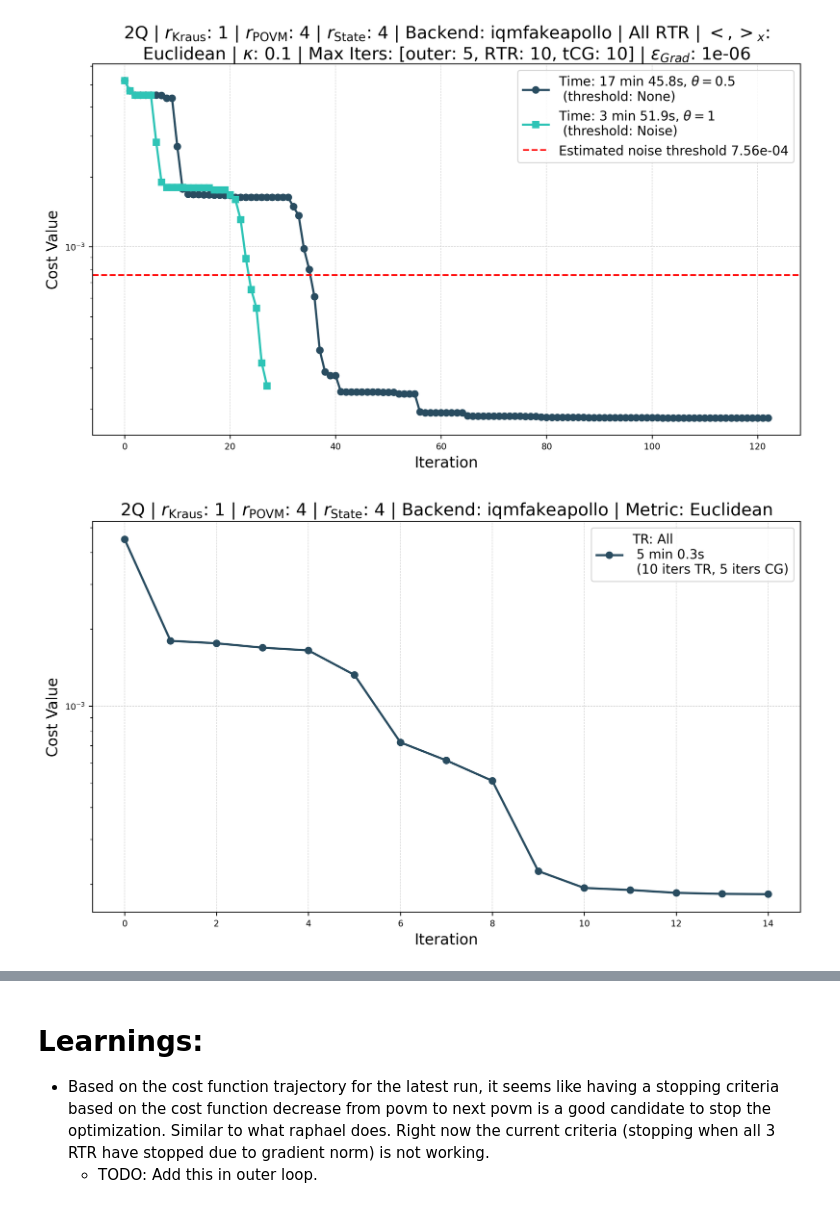
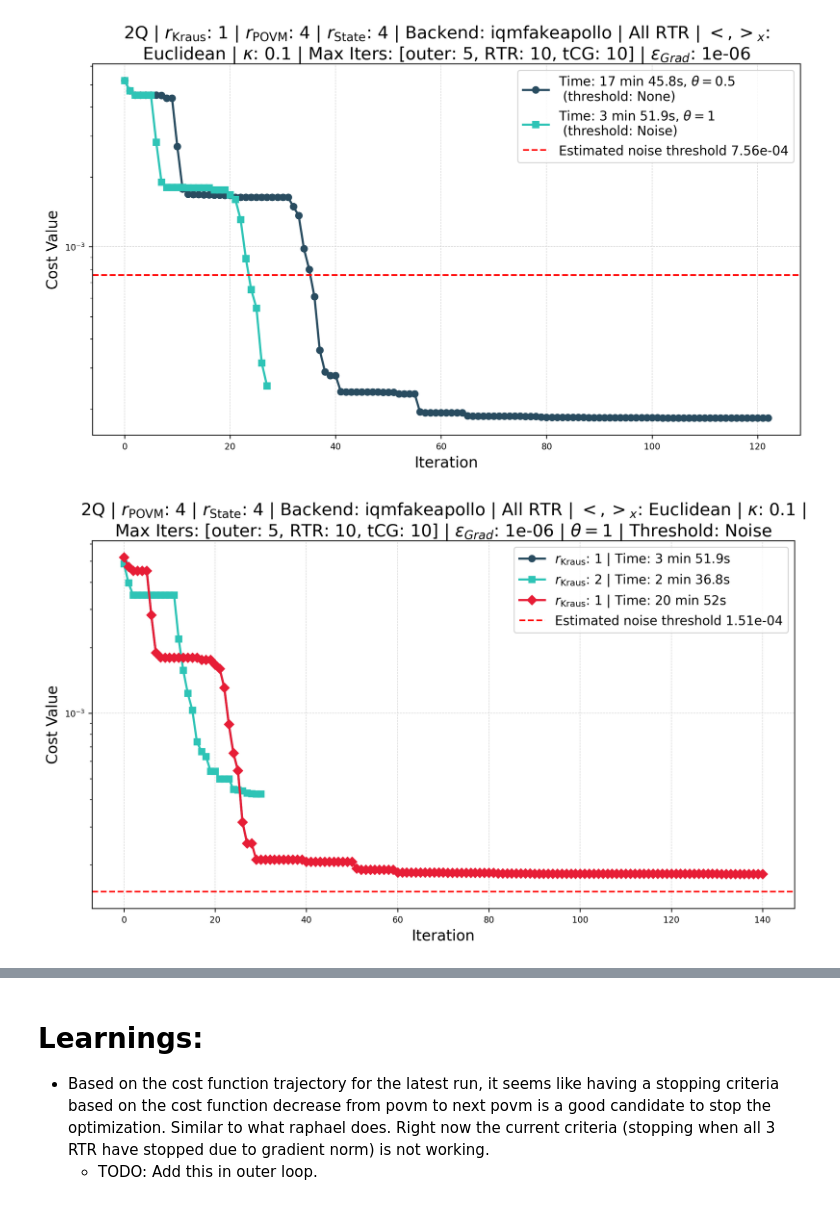
Before and after one commit to EmilianoG-byte/iqm-benchmarks, a Jupyter notebook: playground/aps_presentation/reconstruction_time_comparison.ipynb, the cells around one changed output, grey strips where cells are left out. Cells and saved outputs as stored; diff of their text form; code cells hidden in the pictures.

Commit message:
APS presentation: added additional stopping criteria for outer iteriation based on relative precision

```diff
--- a/playground/aps_presentation/reconstruction_time_comparison.ipynb
+++ b/playground/aps_presentation/reconstruction_time_comparison.ipynb
@@ -164,3 +290,8 @@ Optimization finished ✅.
  Iters: 10. f(x): 2.519713e-04. |r∇f(x)|: 4.843396e-04. Radius: 2.00e-01. Rejections: 2
 ‼️ Full optimization finished at iteration 2/5 ‼️
  Reason: Cost fn below noise threshold after POVM 📈.
+# %%
+# have the unmodified noise threshold together with convergence based on relative precision
+relative_precision = 1e-5
+og_noise_threshold = estimate_noise_floor_threshold(prob_matrix_2q, num_shots, multiplier=1.0)
+og_noise_threshold
@@ -166,0 +300,12 @@ Optimization finished ✅.
+# %%
+optimized_operators_2q_rank_1_rel_precision, cost_fn_history_2q_rank_1_rel_precision= run_riemannian_optimization(
+    **init_operators_jax_2q_rank_1,
+    cost_function=cost_function_jax_mps,
+    cost_fn_kwargs=cost_fn_kwargs_2q,
+    num_iterations=num_iterations_outer,
+    optimization_schedule=optimization_schedule_all_tr,
+    save_intermediate_cost_values=True, # to be able to plot cost function history for each operator optimization step
+    noise_threshold=og_noise_threshold,
+    relative_precision=relative_precision,
+    verbose=True,
+)
@@ -166,0 +356,11 @@ Optimization finished ✅.
+# %%
+optimized_operators_2q_rank_2, cost_fn_history_2q_rank_2 = run_riemannian_optimization(
+    **init_operators_jax_2q_rank_2,
+    cost_function=cost_function_jax_mps,
+    cost_fn_kwargs=cost_fn_kwargs_2q,
+    num_iterations=num_iterations_outer,
+    optimization_schedule=optimization_schedule_all_tr,
+    save_intermediate_cost_values=True,
+    noise_threshold=noise_threshold,
+    verbose=True,
+)
@@ -216,17 +435,21 @@ title = rf"{num_qubits_2}Q | $r_\mathrm{{Kraus}}$: {kraus_rank_1} | $r_\mathrm{{
 plot_cost_function(cost_fn_lists, title=title, labels=labels, comparison_yline=noise_threshold, comparison_label=f"Estimated noise threshold {noise_threshold:.2e}")
 # %% [output]
 [figure]
-# %%
-cost_fn_lists = [
-    cost_fn_history_2q_rank_1,
-]
-
-labels = [
-    "TR: All \n 15 min 0.3s \n (10 iters TR, 5 iters CG)",
-]
-
-title = rf"{num_qubits_2}Q | $r_\mathrm{{Kraus}}$: {kraus_rank_1} | $r_\mathrm{{POVM}}$: {povm_rank_2q} | $r_\mathrm{{State}}$: {state_rank_2q} | Backend: {backend} | Metric: Euclidean"
-
-plot_cost_function(cost_fn_lists, title=title, labels=labels)
-# %% [output]
-[figure, removed]
+# %%
+cost_fn_lists_ranks = [
+    cost_fn_history_2q_rank_1_threshold,
+    cost_fn_history_2q_rank_2,
+    cost_fn_history_2q_rank_1_rel_precision
+]
+
+labels_ranks = [
+    rf"$r_\mathrm{{Kraus}}$: {kraus_rank_1} | Time: 3 min 51.9s",
+    rf"$r_\mathrm{{Kraus}}$: {kraus_rank_2} | Time: 2 min 36.8s ",
+    rf"$r_\mathrm{{Kraus}}$: {kraus_rank_1} | Time: 20 min 52s",
+]
+
+title_ranks = rf"{num_qubits_2}Q | $r_\mathrm{{POVM}}$: {povm_rank_2q} | $r_\mathrm{{State}}$: {state_rank_2q} | Backend: {backend} | All RTR | $<,>_x$: Euclidean | $\kappa$: {kappa} | Max Iters: [outer: {num_iterations_outer}, RTR: {num_iterations_tr}, tCG: {num_iterations_cg}] | $\epsilon_{{Grad}}$: {tol_grad} | $\theta=${theta} | Threshold: Noise"
+
+plot_cost_function(cost_fn_lists_ranks, title=title_ranks, labels=labels_ranks, comparison_yline=og_noise_threshold, comparison_label=f"Estimated noise threshold {og_noise_threshold:.2e}")
+# %% [output]
+[figure, added]
```
Also changed, not shown: parts of 41 cells of this notebook, 3 other files.
